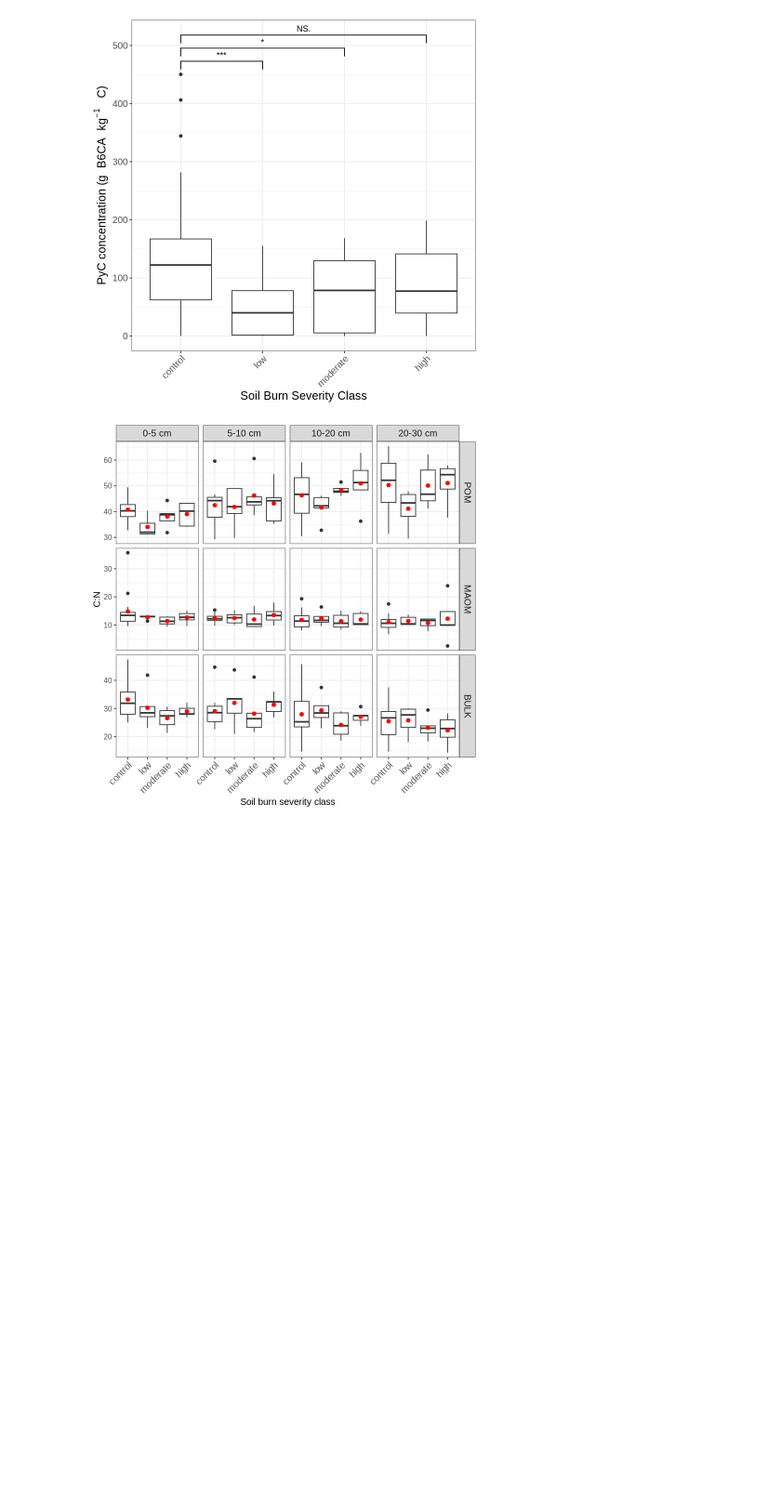
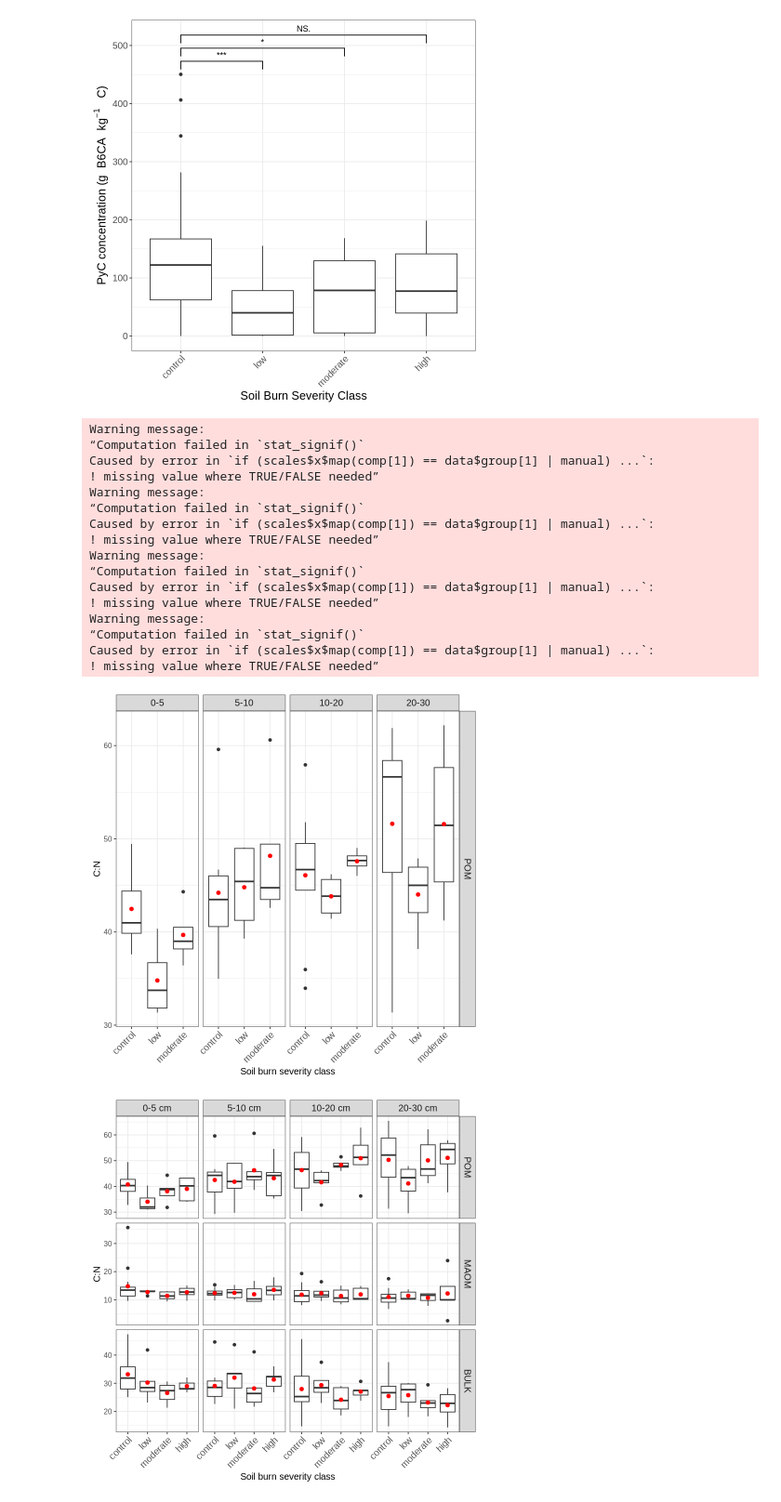
Before and after one commit to hayleypc/BPCA_HFF, a Jupyter notebook: BPCA_analysis_plotting.ipynb, the cells around one changed output. Shown at 93% size. Cells and saved outputs as stored; diff of their text form; code cells hidden in the pictures; blank space fills up the shorter version.

```diff
--- a/BPCA_analysis_plotting.ipynb
+++ b/BPCA_analysis_plotting.ipynb
@@ -693,6 +687,62 @@ Warning message:
 Warning message:
 “Removed 247 rows containing non-finite values (`stat_signif()`).”
 [figure]
+# %%
+
+
+# Filter and clean data
+cleaned_data <- analysis_full_bpca_exp_dt[complete.cases(analysis_full_bpca_exp_dt), ]
+subset_data <- cleaned_data[cleaned_data$C_N < 200, ]
+
+# Calculate means
+means_data <- subset_data[, .(C_N = mean(C_N)), by = .(BURN_SEVERITY, FRACTION, DEPTH)]
+
+# Calculate pairwise t-test p-values
+depth_groups <- unique(subset_data$DEPTH)
+significant_comparisons <- lapply(depth_groups, function(depth) {
+  subgroup <- subset(subset_data, DEPTH == depth)
+  p_values <- pairwise.t.test(subgroup$C_N, subgroup$BURN_SEVERITY)$p.value < 0.05
+  return(p_values)
+})
+
+names(significant_comparisons) <- depth_groups
+
+# Plot with significance stars for significant comparisons
+ggplot(subset_data, aes(x = BURN_SEVERITY, y = C_N)) +
+  geom_boxplot() +
+  geom_point(data = means_data, aes(y = C_N), color = "red", size = 2) +
+  ylab('C:N') +
+  geom_signif(comparisons = significant_comparisons,
+              map_signif_level = TRUE,
+              step_increase = 0.05,
+              textsize = 5) +  # Adjust text size as needed
+  theme_bw() +
+  theme(
+    axis.text.x = element_text(angle = 45, hjust = 1, size = 12),
+    text = element_text(size = 12),
+    axis.title = element_text(size = 12),
+    strip.text = element_text(size = 12)
+  ) +
+  facet_grid(FRACTION ~ DEPTH, scales = 'free_y', labeller = labeller(FRACTION = c("LF" = "POM", "HF" = "MAOM", "BULK" = "BULK"))) +
+  xlab('Soil burn severity class')
+# %% [output]
+Warning message:
+“Computation failed in `stat_signif()`
+Caused by error in `if (scales$x$map(comp[1]) == data$group[1] | manual) ...`:
+! missing value where TRUE/FALSE needed”
+Warning message:
+“Computation failed in `stat_signif()`
+Caused by error in `if (scales$x$map(comp[1]) == data$group[1] | manual) ...`:
+! missing value where TRUE/FALSE needed”
+Warning message:
+“Computation failed in `stat_signif()`
+Caused by error in `if (scales$x$map(comp[1]) == data$group[1] | manual) ...`:
+! missing value where TRUE/FALSE needed”
+Warning message:
+“Computation failed in `stat_signif()`
+Caused by error in `if (scales$x$map(comp[1]) == data$group[1] | manual) ...`:
+! missing value where TRUE/FALSE needed”
+[figure, added]
 # %%
 means_data <- analysis_full_bpca_exp_dt[C_N <200,
                           .(C_N = mean(C_N, na.rm = TRUE)),
```
Also changed, not shown: parts of 3 cells of this notebook.
